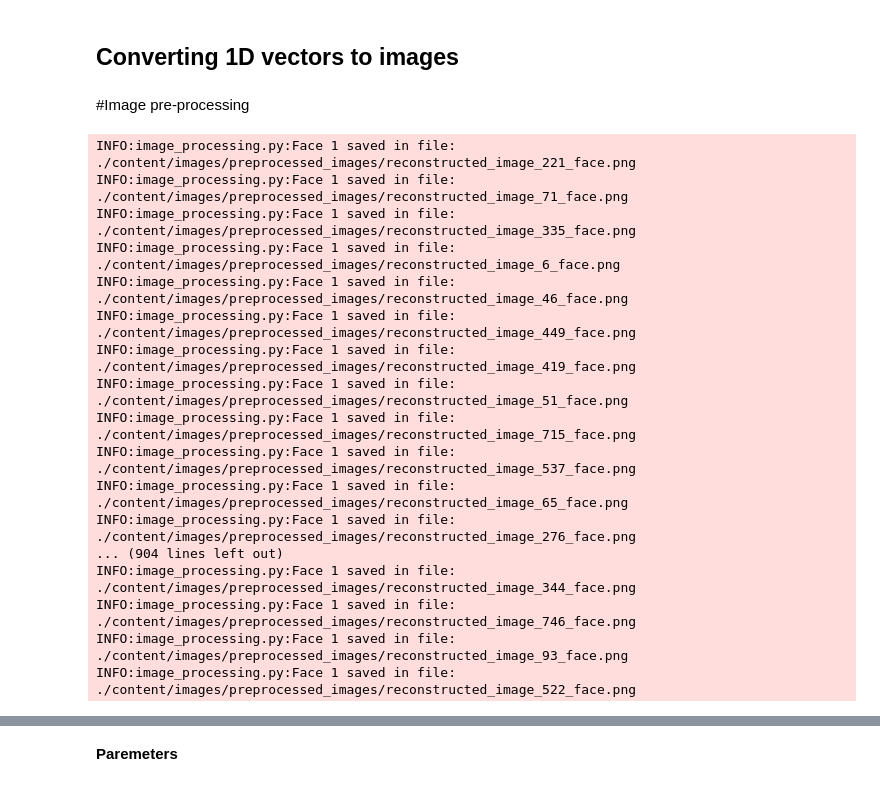
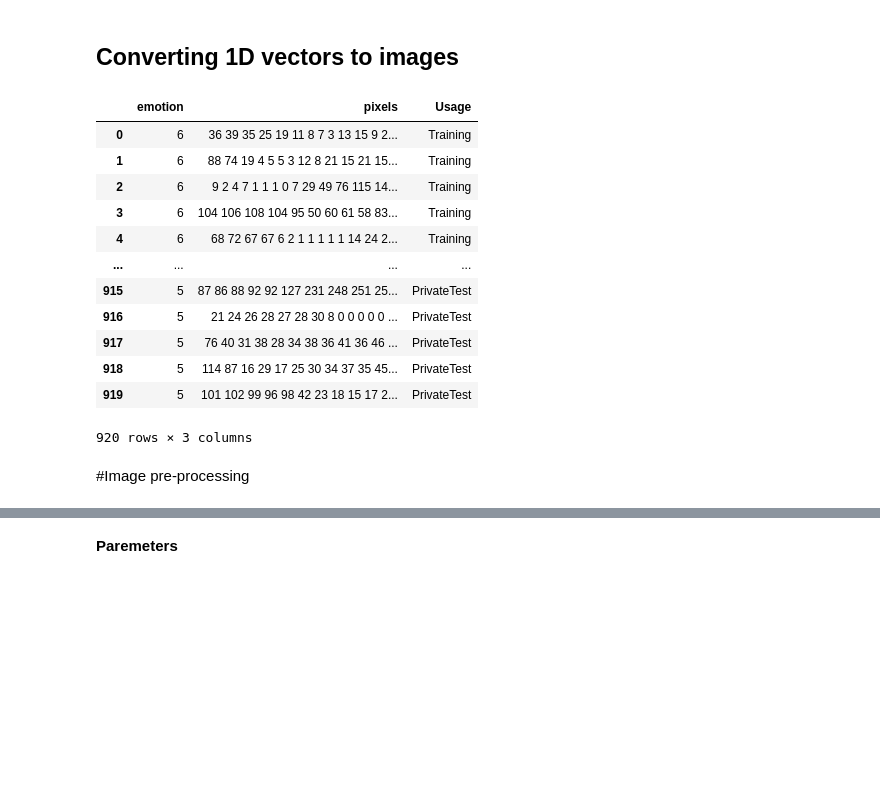
Before and after one commit to ThierrryScotto/fer_recognition_using_frequency_neural_network, a Jupyter notebook: basic_FreNet.ipynb, the cells around one changed output, grey strips where cells are left out. Saved outputs shown, nothing was run; the diff lists cells and outputs as text; code cells hidden in the pictures; blank space fills up the shorter version.

```diff
--- a/basic_FreNet.ipynb
+++ b/basic_FreNet.ipynb
@@ -25 +38,17 @@ for index, row in ckextended.iterrows():
   utils.write_image(image, f'{OUTPUT_PATH}_{index}.png')
+# %%
+ckextended
+# %% [output]
+|  | emotion | pixels | Usage |
+| 0 | 6 | 36 39 35 25 19 11 8 7 3 13 15 9 2... | Training |
+| 1 | 6 | 88 74 19 4 5 5 3 12 8 21 15 21 15... | Training |
+| 2 | 6 | 9 2 4 7 1 1 1 0 7 29 49 76 115 14... | Training |
+| 3 | 6 | 104 106 108 104 95 50 60 61 58 83... | Training |
+| 4 | 6 | 68 72 67 67 6 2 1 1 1 1 1 14 24 2... | Training |
+| ... | ... | ... | ... |
+| 915 | 5 | 87 86 88 92 92 127 231 248 251 25... | PrivateTest |
+| 916 | 5 | 21 24 26 28 27 28 30 8 0 0 0 0 0 ... | PrivateTest |
+| 917 | 5 | 76 40 31 38 28 34 38 36 41 36 46 ... | PrivateTest |
+| 918 | 5 | 114 87 16 29 17 25 30 34 37 35 45... | PrivateTest |
+| 919 | 5 | 101 102 99 96 98 42 23 18 15 17 2... | PrivateTest |
+920 rows × 3 columns
@@ -26,6 +61,8 @@ for index, row in ckextended.iterrows():
 # %% [markdown]
 #Image pre-processing
 # %%
+import re
+
 # Caminho para a pasta de entrada
 input_folder = './content/images/input_images/'
 
@@ -36,29 +73,17 @@ image_pre_processor = ImagePreProcessor()
 # Criar a pasta de saída, se não existir
 os.makedirs(output_folder, exist_ok=True)
 
+images_labels = []
+
 # Processar cada imagem na pasta de entrada
 for filename in os.listdir(input_folder):
     if filename.lower().endswith(('.png', '.jpg', '.jpeg', '.bmp', '.gif')):
         image_path = os.path.join(input_folder, filename)
+        # print(f"nome da imagem {re.sub(r'\d+', '', image_path)}")
+        numeros = re.findall(r'\d+', image_path)
+        numero = [int(numero) for numero in numeros]
+        images_labels.append(ckextended.loc[numero[0], 'emotion'])
         image_pre_processor.adjust_and_crop_face(image_path, output_folder)
-# %% [output]
-INFO:image_processing.py:Face 1 saved in file: ./content/images/preprocessed_images/reconstructed_image_221_face.png
-INFO:image_processing.py:Face 1 saved in file: ./content/images/preprocessed_images/reconstructed_image_71_face.png
-INFO:image_processing.py:Face 1 saved in file: ./content/images/preprocessed_images/reconstructed_image_335_face.png
-INFO:image_processing.py:Face 1 saved in file: ./content/images/preprocessed_images/reconstructed_image_6_face.png
-INFO:image_processing.py:Face 1 saved in file: ./content/images/preprocessed_images/reconstructed_image_46_face.png
-INFO:image_processing.py:Face 1 saved in file: ./content/images/preprocessed_images/reconstructed_image_449_face.png
-INFO:image_processing.py:Face 1 saved in file: ./content/images/preprocessed_images/reconstructed_image_419_face.png
-INFO:image_processing.py:Face 1 saved in file: ./content/images/preprocessed_images/reconstructed_image_51_face.png
-INFO:image_processing.py:Face 1 saved in file: ./content/images/preprocessed_images/reconstructed_image_715_face.png
-INFO:image_processing.py:Face 1 saved in file: ./content/images/preprocessed_images/reconstructed_image_537_face.png
-INFO:image_processing.py:Face 1 saved in file: ./content/images/preprocessed_images/reconstructed_image_65_face.png
-INFO:image_processing.py:Face 1 saved in file: ./content/images/preprocessed_images/reconstructed_image_276_face.png
-... (904 lines left out)
-INFO:image_processing.py:Face 1 saved in file: ./content/images/preprocessed_images/reconstructed_image_344_face.png
-INFO:image_processing.py:Face 1 saved in file: ./content/images/preprocessed_images/reconstructed_image_746_face.png
-INFO:image_processing.py:Face 1 saved in file: ./content/images/preprocessed_images/reconstructed_image_93_face.png
-INFO:image_processing.py:Face 1 saved in file: ./content/images/preprocessed_images/reconstructed_image_522_face.png
 # %%
 # Caminhos das imagens
 image_paths = glob.glob("./content/images/preprocessed_images/reconstructed_image_*")
```
Also changed, not shown: parts of 11 cells of this notebook, 2 other files.
